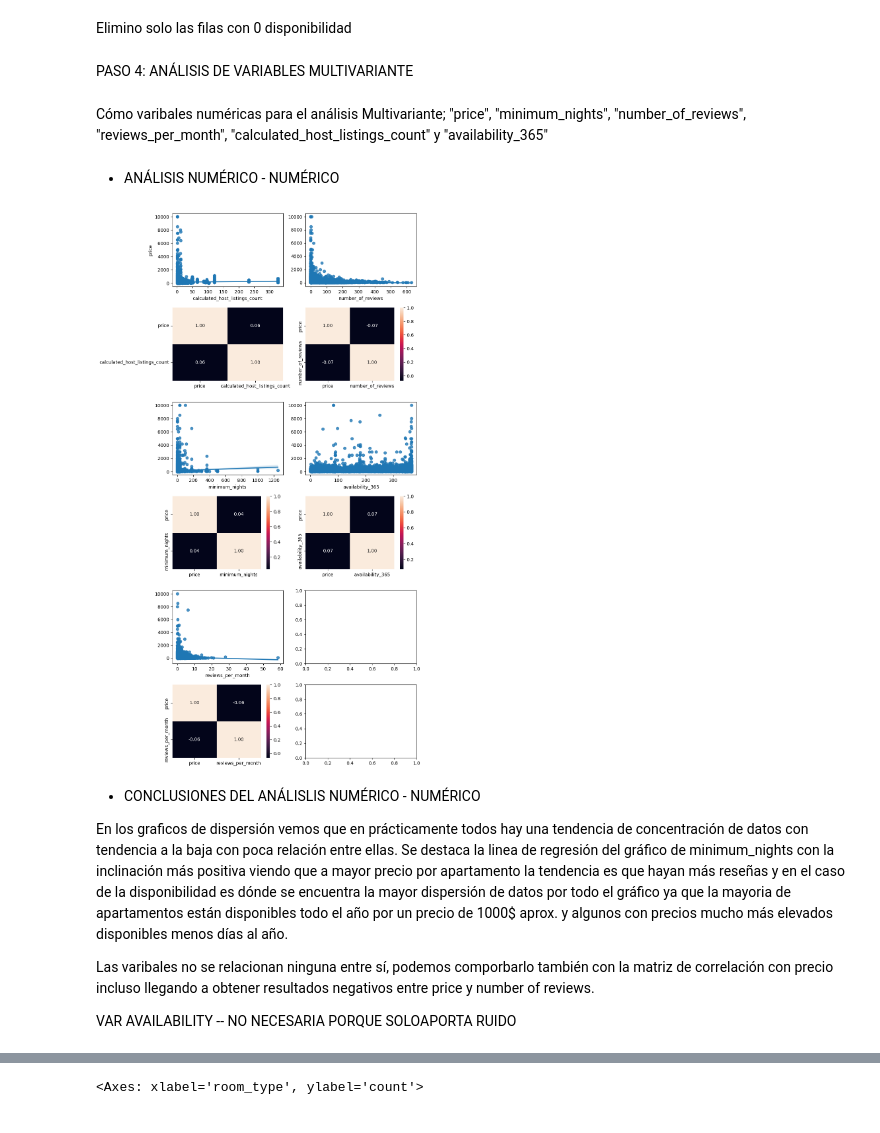
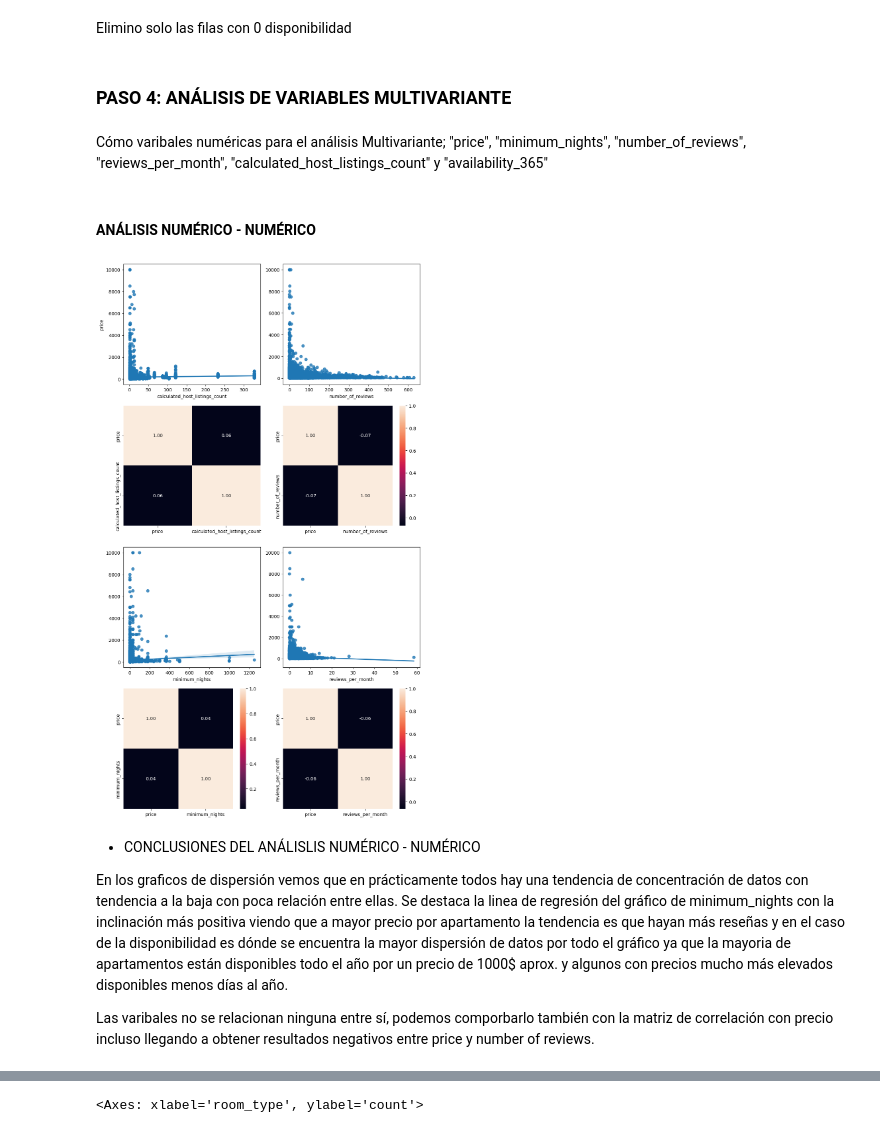
Before and after one commit to 4GeeksAcademy/CristinaChico_EDA, a Jupyter notebook: src/explore.ipynb, the cells around one changed output, grey strips where cells are left out. Drawn from its saved outputs; the diff is of its cells as text; code cells hidden in the pictures.

Commit message:
limpiando proyecto. falta paso 5 y 6

```diff
--- a/src/explore.ipynb
+++ b/src/explore.ipynb
@@ -224,42 +224,36 @@ plt.show()
 # %% [markdown]
 Elimino solo las filas con 0 disponibilidad
 # %% [markdown]
-PASO 4: ANÁLISIS DE VARIABLES MULTIVARIANTE
+### PASO 4: ANÁLISIS DE VARIABLES MULTIVARIANTE
 # %% [markdown]
 Cómo varibales numéricas para el análisis Multivariante; "price", "minimum_nights", "number_of_reviews", "reviews_per_month", "calculated_host_listings_count" y "availability_365"
 # %% [markdown]
-* ANÁLISIS NUMÉRICO - NUMÉRICO
+#### ANÁLISIS NUMÉRICO - NUMÉRICO
 # %%
-fig, axis = plt.subplots(6, 2, figsize = (10, 17))
+fig, axis = plt.subplots(4, 2, figsize = (10, 17))
 
 
 sns.regplot(ax = axis[0, 0], data = total_data, x = "calculated_host_listings_count", y = "price")
 sns.heatmap(total_data[["price", "calculated_host_listings_count"]].corr(), annot = True, fmt = ".2f", ax = axis[1, 0], cbar = False)
 
 sns.regplot(ax = axis[0, 1], data = total_data, x = "number_of_reviews", y = "price").set(ylabel=None)
 sns.heatmap(total_data[["price", "number_of_reviews"]].corr(), annot = True, fmt = ".2f", ax = axis[1, 1])
 
 sns.regplot(ax = axis[2, 0], data = total_data, x = "minimum_nights", y = "price").set(ylabel=None)
 sns.heatmap(total_data[["price", "minimum_nights"]].corr(), annot = True, fmt = ".2f", ax = axis[3, 0])
 
-sns.regplot(ax = axis[2, 1], data = total_data, x = "availability_365", y = "price").set(ylabel=None)
-sns.heatmap(total_data[["price", "availability_365"]].corr(), annot = True, fmt = ".2f", ax = axis[3, 1])
-
-sns.regplot(ax = axis[4, 0], data = total_data, x = "reviews_per_month", y = "price").set(ylabel=None)
-sns.heatmap(total_data[["price", "reviews_per_month"]].corr(), annot = True, fmt = ".2f", ax = axis[5, 0])
+sns.regplot(ax = axis[2, 1], data = total_data, x = "reviews_per_month", y = "price").set(ylabel=None)
+sns.heatmap(total_data[["price", "reviews_per_month"]].corr(), annot = True, fmt = ".2f", ax = axis[3, 1])
 
 
 plt.tight_layout()
 
 plt.show()
 # %% [output]
-[figure, old version]
+[figure, new version]
 # %% [markdown]
 * CONCLUSIONES DEL ANÁLISLIS NUMÉRICO - NUMÉRICO
 
 En los graficos de dispersión vemos que en prácticamente todos hay una tendencia de concentración de datos con tendencia a la baja con poca relación entre ellas. Se destaca la linea de regresión del gráfico de minimum_nights con la inclinación más positiva viendo que a mayor precio por apartamento la tendencia es que hayan más reseñas y en el caso de la disponibilidad es dónde se encuentra la mayor dispersión de datos por todo el gráfico ya que la mayoria de apartamentos están disponibles todo el año por un precio de 1000$ aprox. y algunos con precios mucho más elevados disponibles menos días al año.
 
 Las varibales no se relacionan ninguna entre sí, podemos comporbarlo también con la matriz de correlación con precio incluso llegando a obtener resultados negativos entre price y number of reviews.
-
-
-VAR AVAILABILITY -- NO NECESARIA PORQUE SOLOAPORTA RUIDO
```
Also changed, not shown: parts of 9 cells of this notebook.
